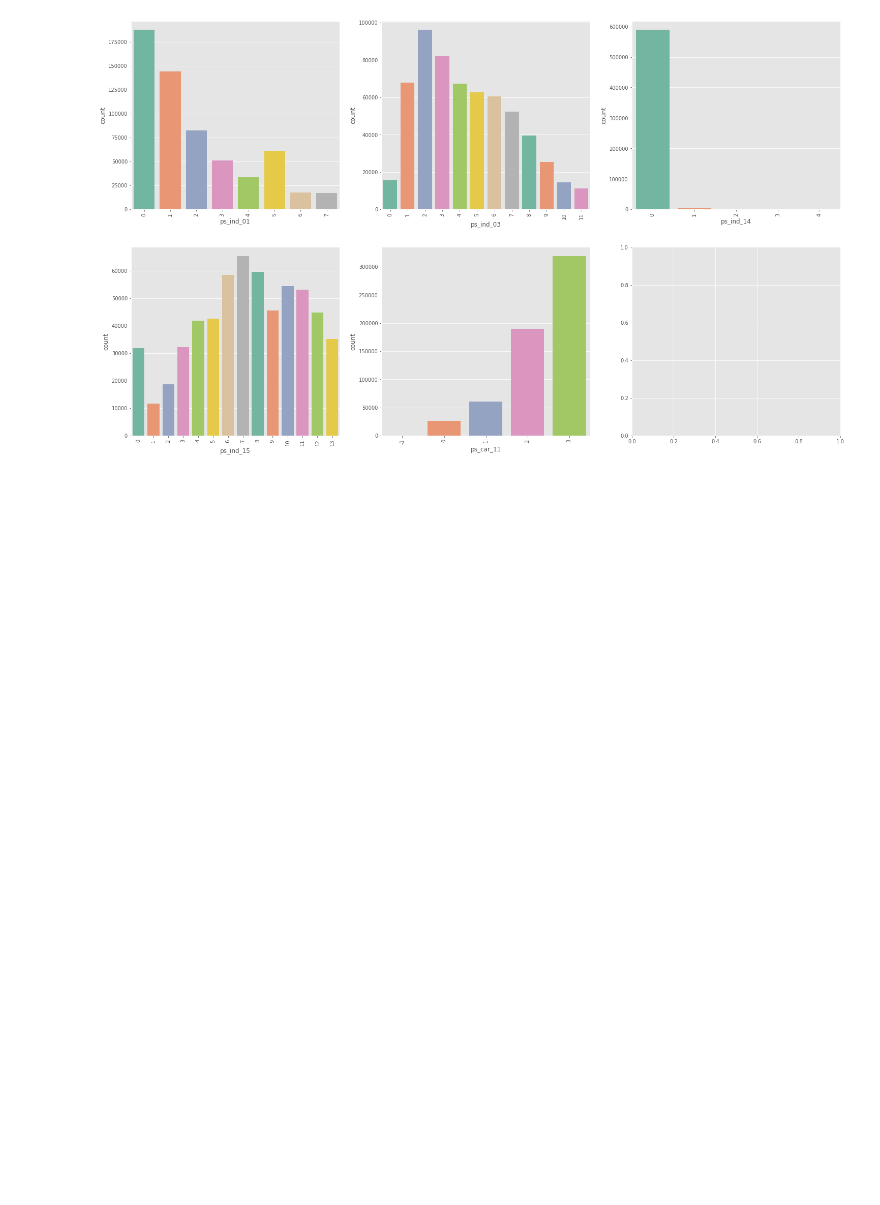
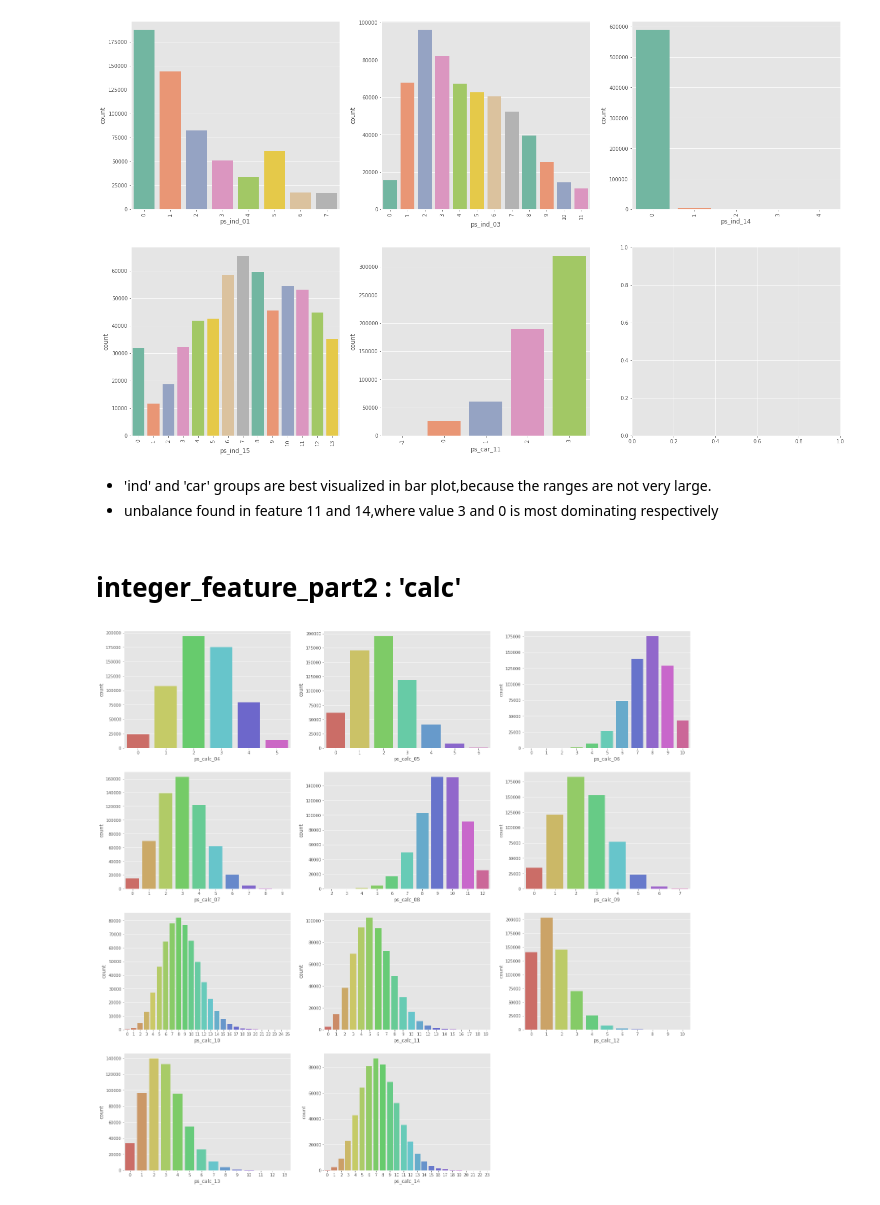
Before and after one commit to KrishnaDesai16/InsuranceClaimPrediction, a Jupyter notebook: InsuranceClaimPrediction.ipynb, the cells around one changed output. Cells and saved outputs as stored; diff of their text form; code cells hidden in the pictures; blank space fills up the shorter version.

```diff
--- a/InsuranceClaimPrediction.ipynb
+++ b/InsuranceClaimPrediction.ipynb
@@ -139,3 +152,17 @@ for variable, subplot in zip(integer_feature_part1,ax.flatten()):
         label.set_rotation(90)
 # %% [output]
 [figure]
+# %% [markdown]
+- 'ind' and 'car' groups are best visualized in bar plot,because the ranges are not very large.
+-  unbalance found in  feature 11 and 14,where  value 3 and 0 is most dominating respectively
+# %% [markdown]
+# integer_feature_part2 : 'calc'
+# %%
+plt.figure(figsize=(25,50))
+j=0
+for i in integer_feature_part2:
+    j +=1
+    plt.subplot(8,3,j)
+    sb.countplot(x=df[i],palette="hls")
+# %% [output]
+[figure, added]
```
Also changed, not shown: parts of 10 cells of this notebook.
